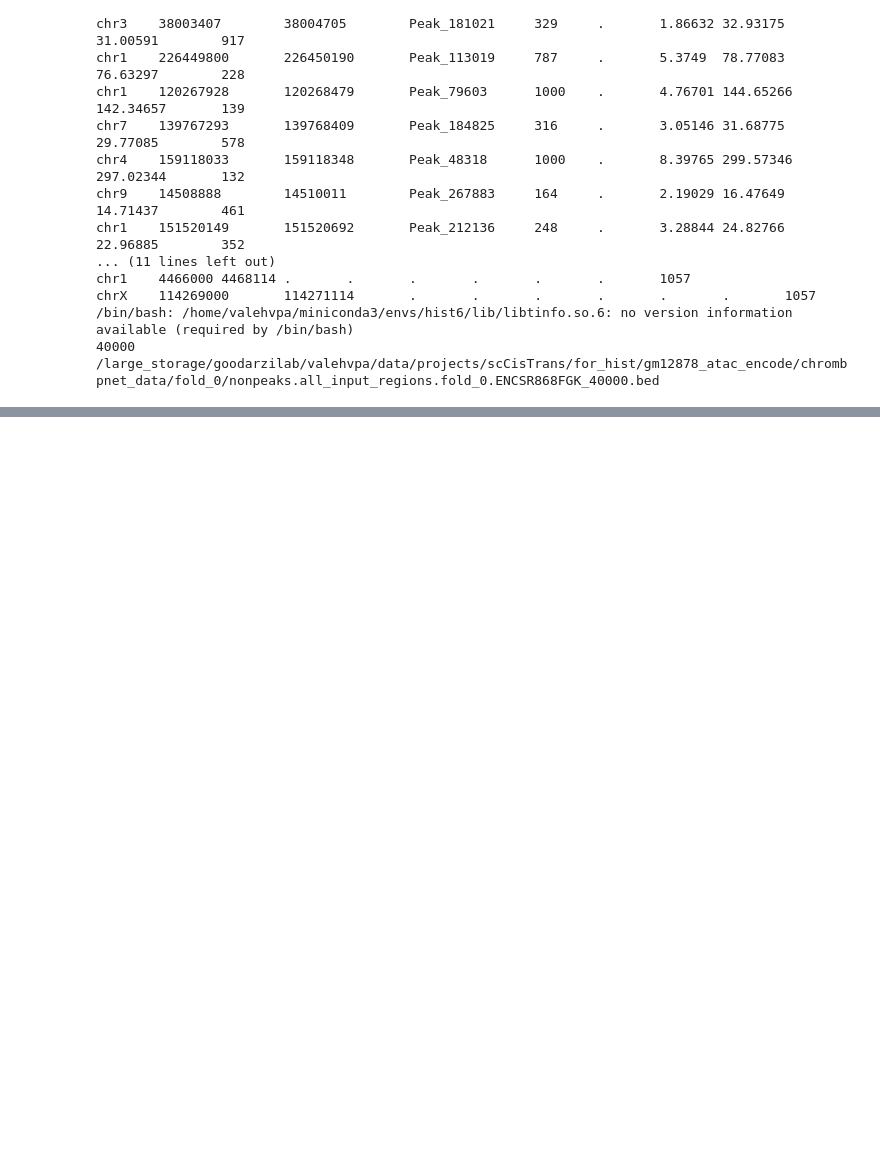
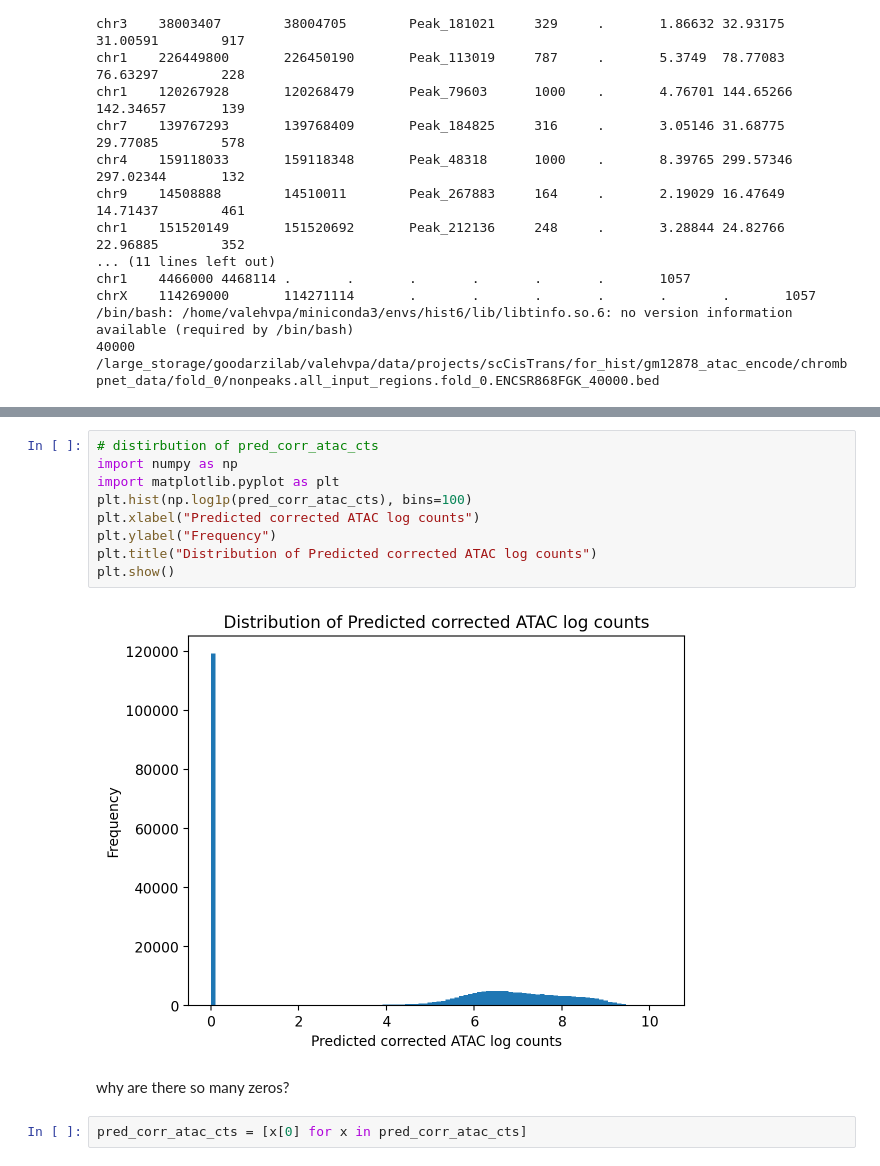
Before and after one commit to kundajelab/histobpnet, a Jupyter notebook: experiments/valeh/notebooks/12_16_2025.ipynb, the cells around one changed output, grey strips where cells are left out. Cells and saved outputs as stored; diff of their text form; blank space fills up the shorter version.

```diff
--- a/experiments/valeh/notebooks/12_16_2025.ipynb
+++ b/experiments/valeh/notebooks/12_16_2025.ipynb
@@ -193,0 +262,15 @@ chrX    114269000       114271114       .       .       .       .       .
+# %%
+# distirbution of pred_corr_atac_cts
+import numpy as np
+import matplotlib.pyplot as plt
+plt.hist(np.log1p(pred_corr_atac_cts), bins=100)
+plt.xlabel("Predicted corrected ATAC log counts")
+plt.ylabel("Frequency")
+plt.title("Distribution of Predicted corrected ATAC log counts")
+plt.show()
+# %% [output]
+[figure, added]
+# %% [markdown]
+why are there so many zeros?
+# %%
+pred_corr_atac_cts = [x[0] for x in pred_corr_atac_cts]
```
Also changed, not shown: parts of 25 cells of this notebook, 10 other files.
